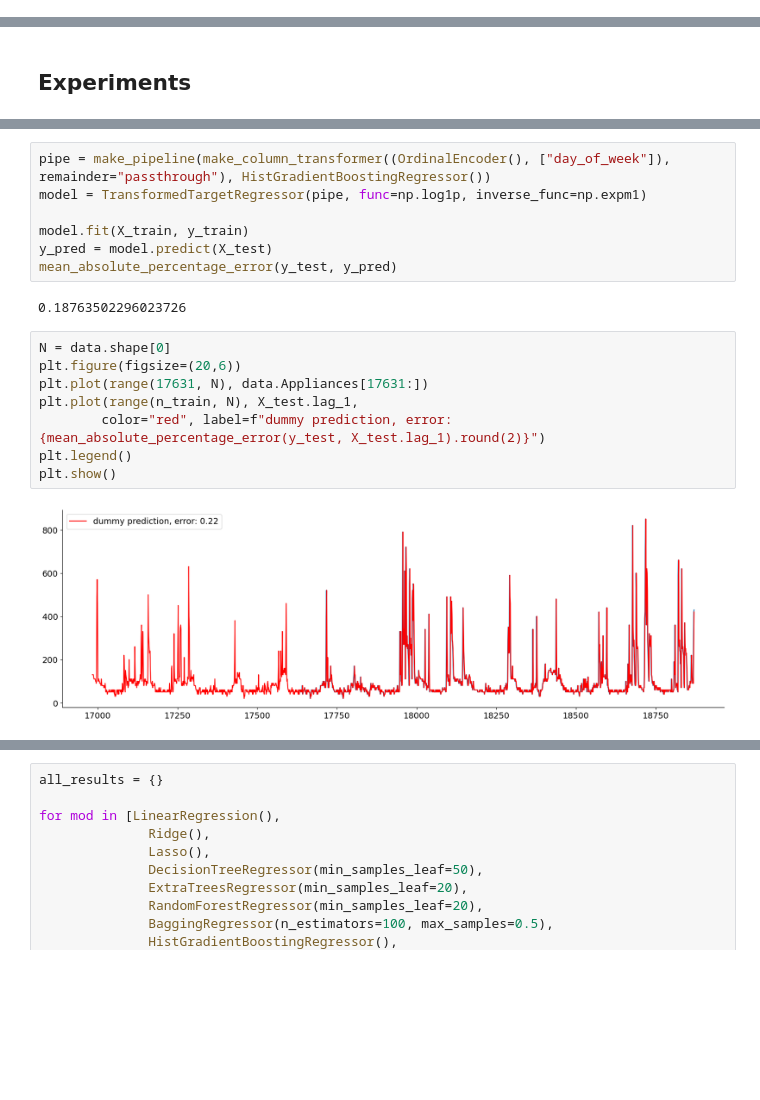
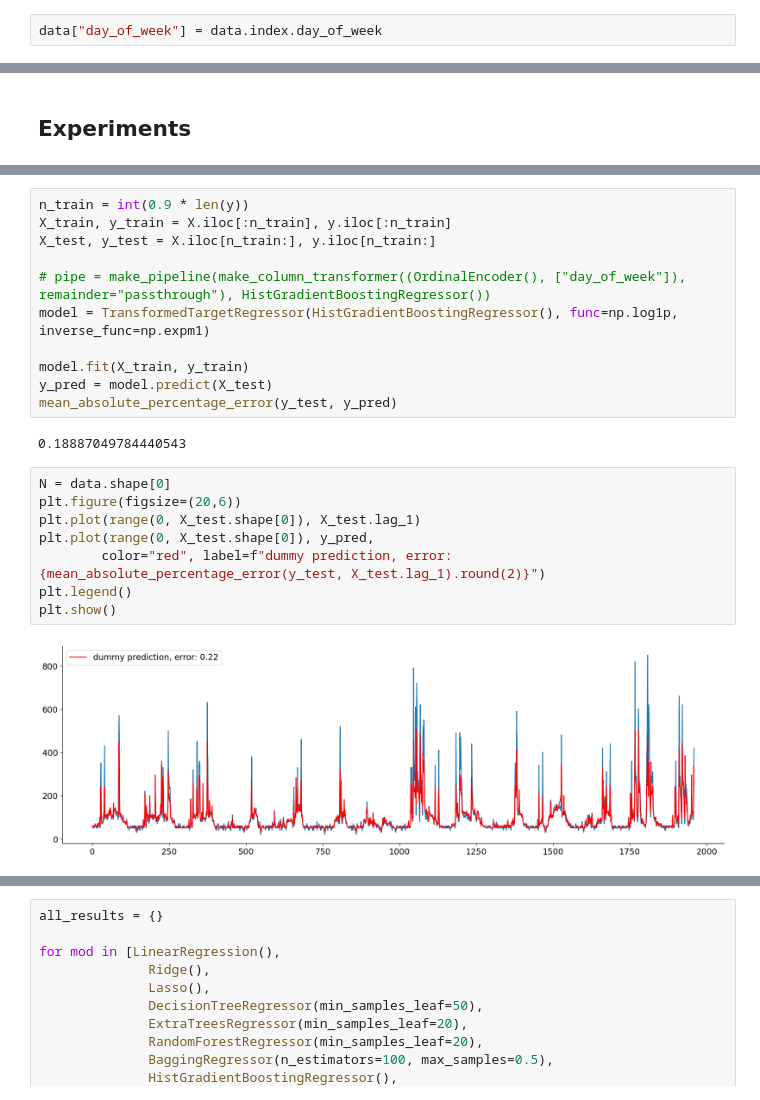
Before and after one commit to k-katarzyna/Appliances_Energy_Prediction, a Jupyter notebook: Appliances_energy_prediction/energy_main.ipynb, the cells around one changed output, grey strips where cells are left out. Cells and saved outputs as stored; diff of their text form; blank space fills up the shorter version.

```diff
--- a/Appliances_energy_prediction/energy_main.ipynb
+++ b/Appliances_energy_prediction/energy_main.ipynb
@@ -177,6 +196,8 @@ days_to_remove = pd.to_datetime(days_to_remove)
 data = data[~data.index.normalize().isin(days_to_remove)]
 # %% [markdown]
 ## Feature engineering
+# %%
+data["day_of_week"] = data.index.day_of_week
 # %%
 data["day_of_week"] = data.index.day_name()
 data["hour"] = data.index.hour
@@ -267,24 +283,28 @@ with mlflow.start_run():
         registered_model_name="ETR_1",
     )
 # %%
-pipe = make_pipeline(make_column_transformer((OrdinalEncoder(), ["day_of_week"]), remainder="passthrough"), HistGradientBoostingRegressor())
-model = TransformedTargetRegressor(pipe, func=np.log1p, inverse_func=np.expm1)
+n_train = int(0.9 * len(y))
+X_train, y_train = X.iloc[:n_train], y.iloc[:n_train]
+X_test, y_test = X.iloc[n_train:], y.iloc[n_train:]
+
+# pipe = make_pipeline(make_column_transformer((OrdinalEncoder(), ["day_of_week"]), remainder="passthrough"), HistGradientBoostingRegressor())
+model = TransformedTargetRegressor(HistGradientBoostingRegressor(), func=np.log1p, inverse_func=np.expm1)
 
 model.fit(X_train, y_train)
 y_pred = model.predict(X_test)
 mean_absolute_percentage_error(y_test, y_pred)
 # %% [output]
-0.18763502296023726
+0.18887049784440543
 # %%
 N = data.shape[0]
 plt.figure(figsize=(20,6))
-plt.plot(range(17631, N), data.Appliances[17631:])
-plt.plot(range(n_train, N), X_test.lag_1,
+plt.plot(range(0, X_test.shape[0]), X_test.lag_1)
+plt.plot(range(0, X_test.shape[0]), y_pred,
         color="red", label=f"dummy prediction, error: {mean_absolute_percentage_error(y_test, X_test.lag_1).round(2)}")
 plt.legend()
 plt.show()
 # %% [output]
-[figure, old version]
+[figure, new version]
 # %%
 N = data.shape[0]
 plt.figure(figsize=(20,6))
```
Also changed, not shown: parts of 14 cells of this notebook.
